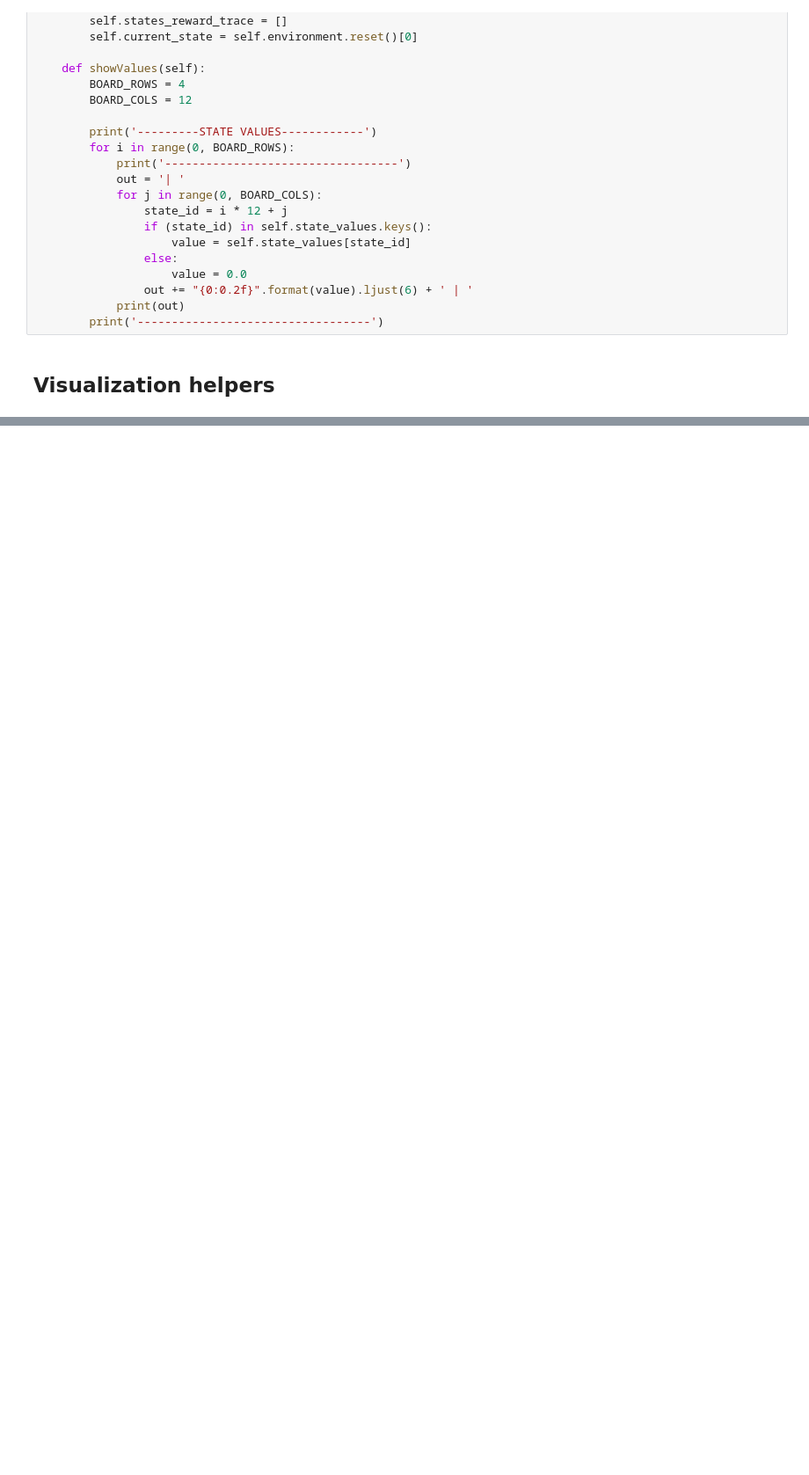
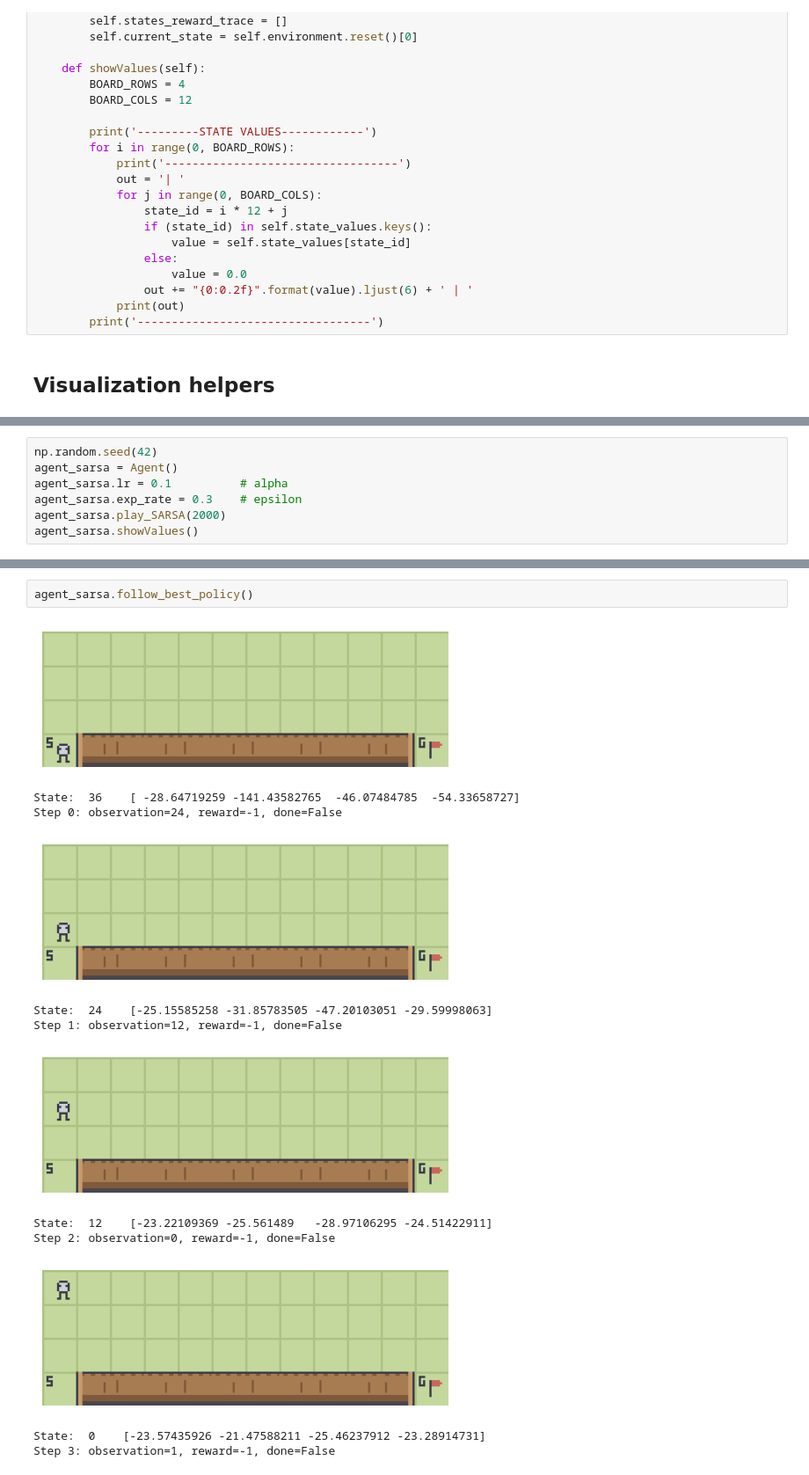
Before and after one commit to Jakub-Szota/Reinforcement-learning-LAB, a Jupyter notebook: Lab-2/Lab2_TD_CliffWalking_.ipynb, the cells around one changed output, grey strips where cells are left out. Shown at 88% size. Saved outputs shown, nothing was run; the diff lists cells and outputs as text; blank space fills up the shorter version.

```diff
--- a/Lab-2/Lab2_TD_CliffWalking_.ipynb
+++ b/Lab-2/Lab2_TD_CliffWalking_.ipynb
@@ -315,0 +382,7 @@ NameError: name 'agent' is not defined
+# %%
+np.random.seed(42)
+agent_sarsa = Agent()
+agent_sarsa.lr = 0.1          # alpha
+agent_sarsa.exp_rate = 0.3    # epsilon
+agent_sarsa.play_SARSA(2000)
+agent_sarsa.showValues()
@@ -315,0 +402,15 @@ NameError: name 'agent' is not defined
+# %%
+agent_sarsa.follow_best_policy()
+# %% [output]
+[figure, added]
+State:  36    [ -28.64719259 -141.43582765  -46.07484785  -54.33658727]
+Step 0: observation=24, reward=-1, done=False
+[figure, added]
+State:  24    [-25.15585258 -31.85783505 -47.20103051 -29.59998063]
+Step 1: observation=12, reward=-1, done=False
+[figure, added]
+State:  12    [-23.22109369 -25.561489   -28.97106295 -24.51422911]
+Step 2: observation=0, reward=-1, done=False
+[figure, added]
+State:  0    [-23.57435926 -21.47588211 -25.46237912 -23.28914731]
+Step 3: observation=1, reward=-1, done=False
```
Also changed, not shown: parts of 14 cells of this notebook.
